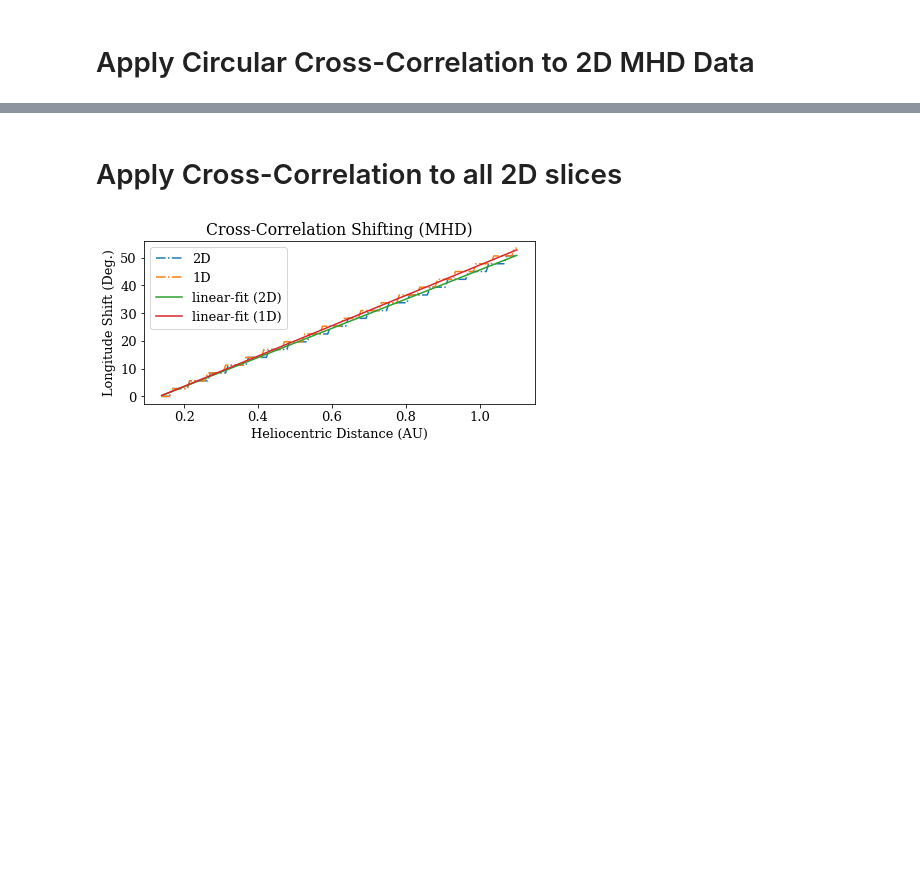
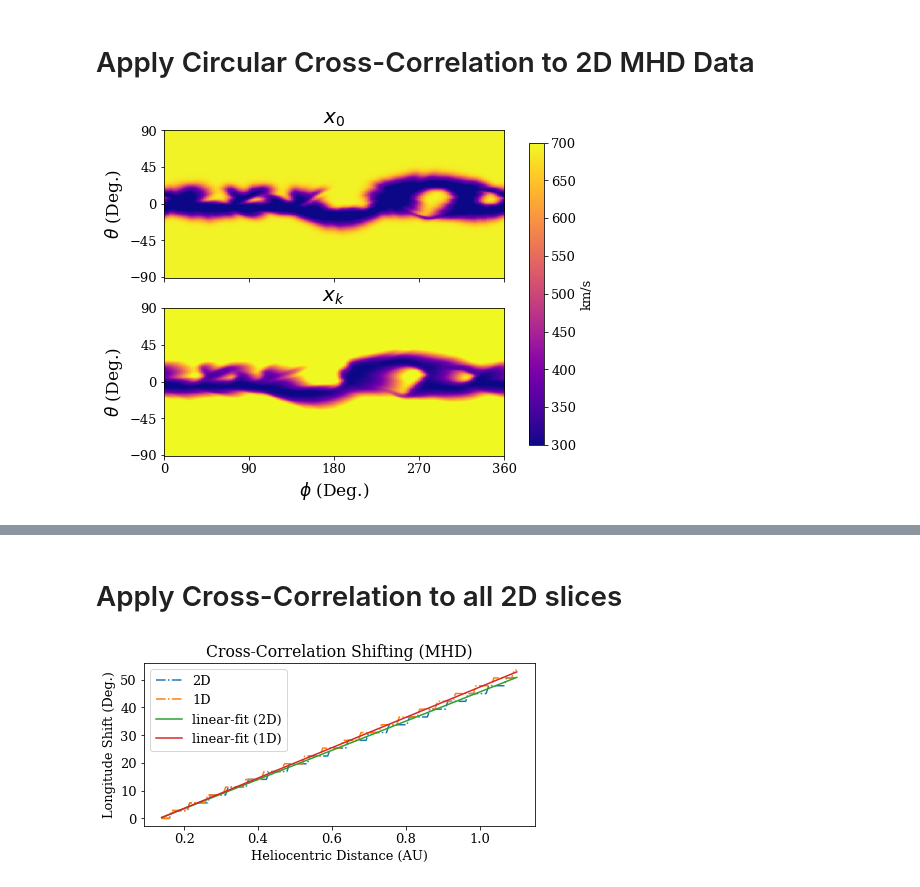
Before and after one commit to opaliss/Space-Weather-ROM, a Jupyter notebook: CrossCorrelation/Cross-Correlation.ipynb, the cells around one changed output, grey strips where cells are left out. Drawn from its saved outputs; the diff is of its cells as text; code cells hidden in the pictures; blank space fills up the shorter version.

```diff
--- a/CrossCorrelation/Cross-Correlation.ipynb
+++ b/CrossCorrelation/Cross-Correlation.ipynb
@@ -305,3 +315,33 @@ def periodic_corr_2d(x, y):
 # %%
 res = periodic_corr_2d(normalize(v1), normalize(v2))
 res/= np.max(res)
+# %%
+fig, ax = plt.subplots(nrows=2, sharex=True, figsize=(7, 6))
+
+ax[0].imshow(v1.T,
+                extent=[p[0]*180/np.pi, p[-1]*180/np.pi, t[0]*180/np.pi, t[-1]*180/np.pi],
+                vmin = 300, vmax = 700, cmap="plasma", aspect="auto")
+ax[0].set_title("$x_{0}$", fontsize=20)
+im = ax[1].imshow(v2.T,
+                extent=[p[0]*180/np.pi, p[-1]*180/np.pi, t[0]*180/np.pi, t[-1]*180/np.pi],
+                vmin = 300, vmax = 700, cmap="plasma", aspect="auto")
+
+ax[1].set_title("$x_{k}$", fontsize=20)
+
+
+ax[1].set_xlabel(r"$\phi$ (Deg.)", fontsize=17)
+ax[0].set_ylabel(r"$\theta$ (Deg.)", fontsize=17)
+ax[1].set_ylabel(r"$\theta$ (Deg.)", fontsize=17)
+ax[0].set_yticks([-90, -45, 0, 45, 90])
+ax[1].set_yticks([-90, -45, 0, 45, 90])
+ax[1].set_xticks([360, 270, 180, 90, 0])
+
+fig.subplots_adjust(right=0.8)
+cbar_ax = fig.add_axes([0.85, 0.15, 0.03, 0.7])
+fig.colorbar(im, cax=cbar_ax)
+
+_ = cbar_ax.set_ylabel('km/s', rotation=90)
+
+plt.savefig("CrossCorrelation/figs/2_snapshots.png")
+# %% [output]
+[figure, added]
```
Also changed, not shown: parts of 9 cells of this notebook, 1 other file.
